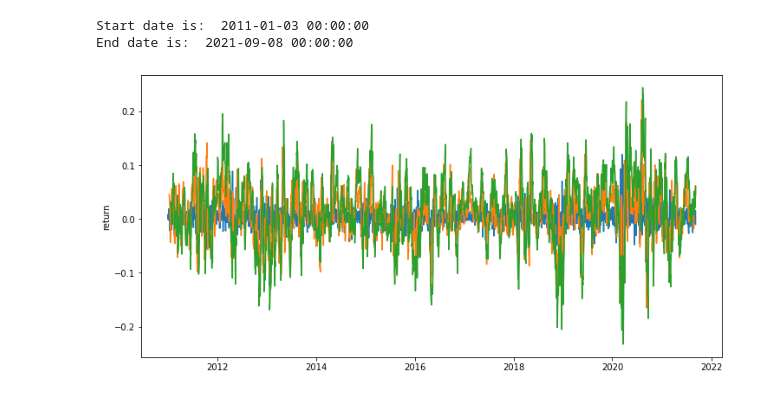
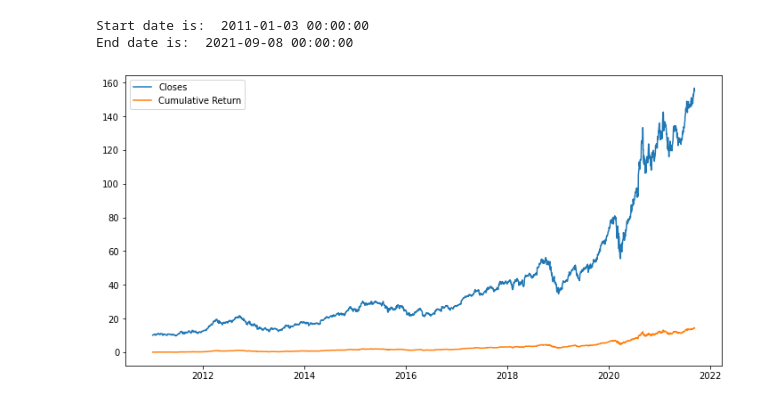
Before and after one commit to frestyle/tensorflow-deeplearning, a Jupyter notebook: anomalydetection/anomaly.ipynb, the cells around one changed output. Saved outputs shown, nothing was run; the diff lists cells and outputs as text; code cells hidden in the pictures.

```diff
--- a/anomalydetection/anomaly.ipynb
+++ b/anomalydetection/anomaly.ipynb
@@ -20,14 +20,13 @@ dataframe = pd.read_csv(url, parse_dates=['date'], index_col='date', date_parser
 df = dataframe[['closeadj','return','cumul','7days','14days']]
 dates = df.index.tolist()
 # %%
+plt.plot(dates,df['closeadj'], label='Closes')
+plt.plot(dates,df['cumul'], label='Cumulative Return')
+plt.legend()
 # sns.lineplot(x=dates, y=df['cumul'])
-sns.lineplot(x=dates, y=df['return'],legend='brief')
-sns.lineplot(x=dates, y=df['7days'],legend='brief')
-sns.lineplot(x=dates, y=df['14days'],legend='brief')
-
 print("Start date is: ", min(dates))
 print("End date is: ", max(dates))
 # %% [output]
 Start date is:  2011-01-03 00:00:00
 End date is:  2021-09-08 00:00:00
-[figure, old version]
+[figure, new version]
```
Also changed, not shown: parts of 14 cells of this notebook.
